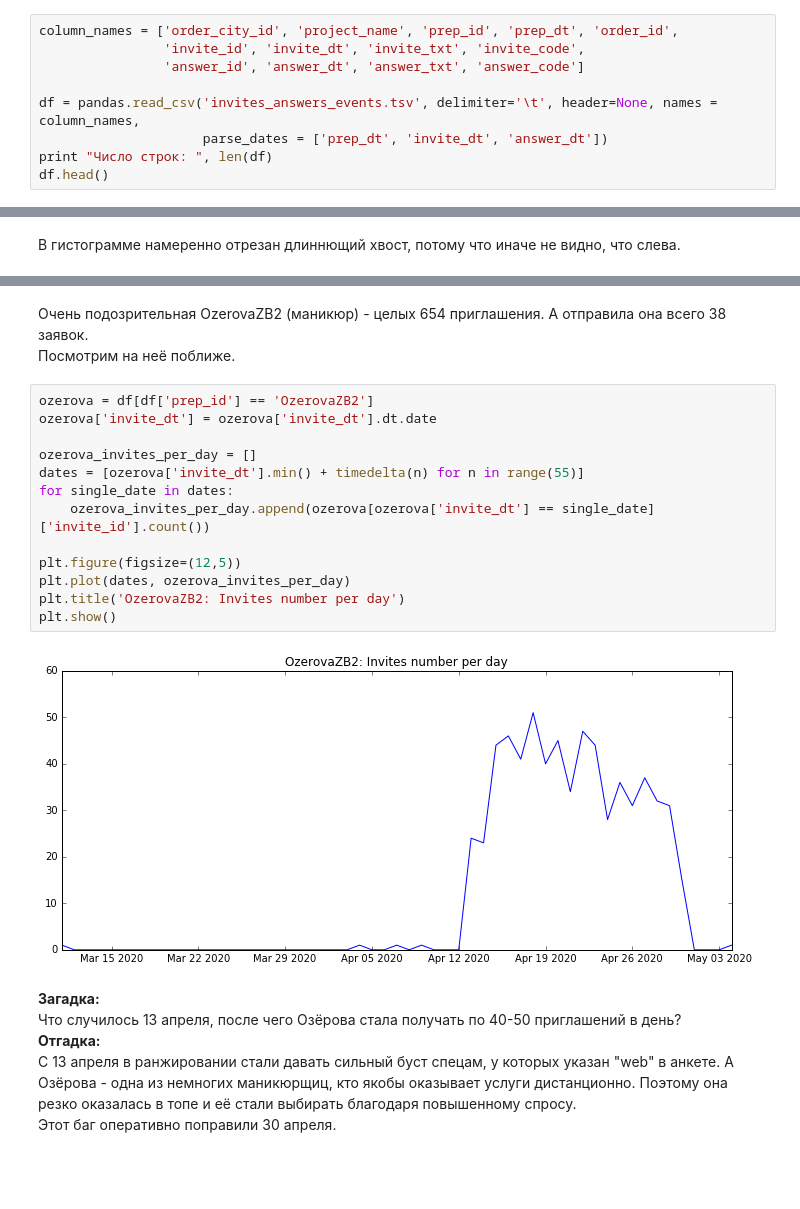
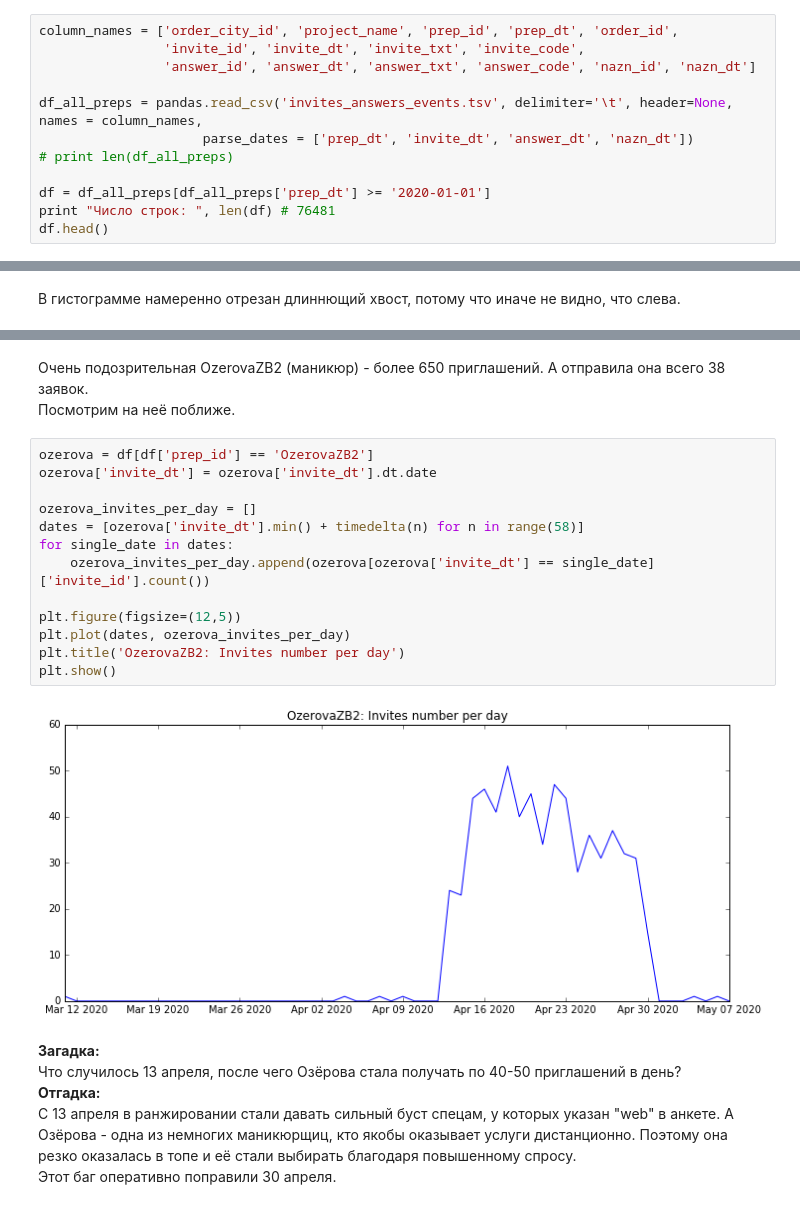
Before and after one commit to NadyaMotina/profi_analytics, a Jupyter notebook: Prep Ratings/responsiveness_research.ipynb, the cells around one changed output, grey strips where cells are left out. Saved outputs shown, nothing was run; the diff lists cells and outputs as text; blank space fills up the shorter version.

```diff
--- a/Prep Ratings/responsiveness_research.ipynb
+++ b/Prep Ratings/responsiveness_research.ipynb
@@ -84,10 +84,13 @@ def show_usual_stats(data):
 # %%
 column_names = ['order_city_id', 'project_name', 'prep_id', 'prep_dt', 'order_id',
                 'invite_id', 'invite_dt', 'invite_txt', 'invite_code',
-                'answer_id', 'answer_dt', 'answer_txt', 'answer_code']
+                'answer_id', 'answer_dt', 'answer_txt', 'answer_code', 'nazn_id', 'nazn_dt']
 
-df = pandas.read_csv('invites_answers_events.tsv', delimiter='\t', header=None, names = column_names,
-                     parse_dates = ['prep_dt', 'invite_dt', 'answer_dt'])
-print "Число строк: ", len(df)
+df_all_preps = pandas.read_csv('invites_answers_events.tsv', delimiter='\t', header=None, names = column_names,
+                     parse_dates = ['prep_dt', 'invite_dt', 'answer_dt', 'nazn_dt'])
+# print len(df_all_preps)
+
+df = df_all_preps[df_all_preps['prep_dt'] >= '2020-01-01']
+print "Число строк: ", len(df) # 76481
 df.head()
 # %% [output]
@@ -149,22 +152,22 @@ ErmakovaIM3      150
 Name: invite_id, dtype: int64
 # %% [markdown]
-Очень подозрительная OzerovaZB2 (маникюр) - целых 654 приглашения. А отправила она всего 38 заявок.<br>
+Очень подозрительная OzerovaZB2 (маникюр) - более 650 приглашений. А отправила она всего 38 заявок.<br>
 Посмотрим на неё поближе.
 # %%
 ozerova = df[df['prep_id'] == 'OzerovaZB2']
 ozerova['invite_dt'] = ozerova['invite_dt'].dt.date
 
 ozerova_invites_per_day = []
-dates = [ozerova['invite_dt'].min() + timedelta(n) for n in range(55)]
+dates = [ozerova['invite_dt'].min() + timedelta(n) for n in range(58)]
 for single_date in dates:
     ozerova_invites_per_day.append(ozerova[ozerova['invite_dt'] == single_date]['invite_id'].count())
 
 plt.figure(figsize=(12,5))
 plt.plot(dates, ozerova_invites_per_day)
 plt.title('OzerovaZB2: Invites number per day')
 plt.show()
 # %% [output]
-[figure, old version]
+[figure, new version]
 # %% [markdown]
 **Загадка:** <br> Что случилось 13 апреля, после чего Озёрова стала получать по 40-50 приглашений в день? <br>
 **Отгадка:** <br>
```
Also changed, not shown: parts of 27 cells of this notebook.
